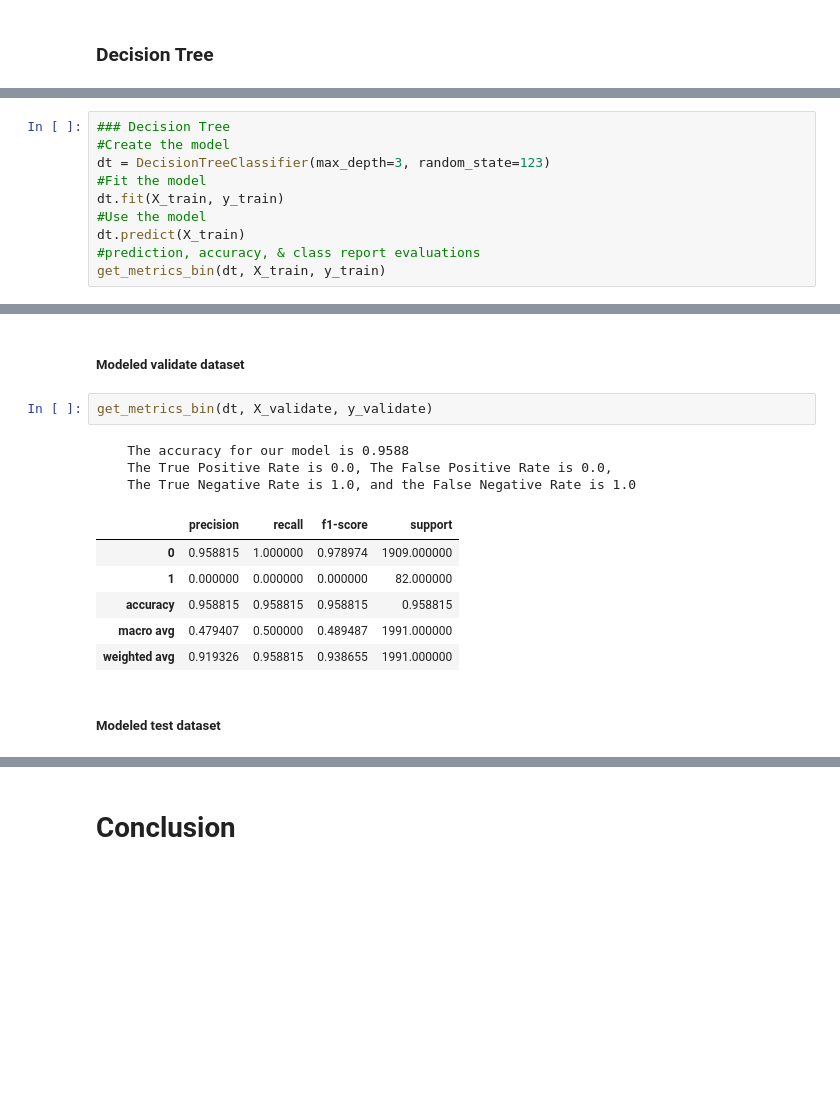
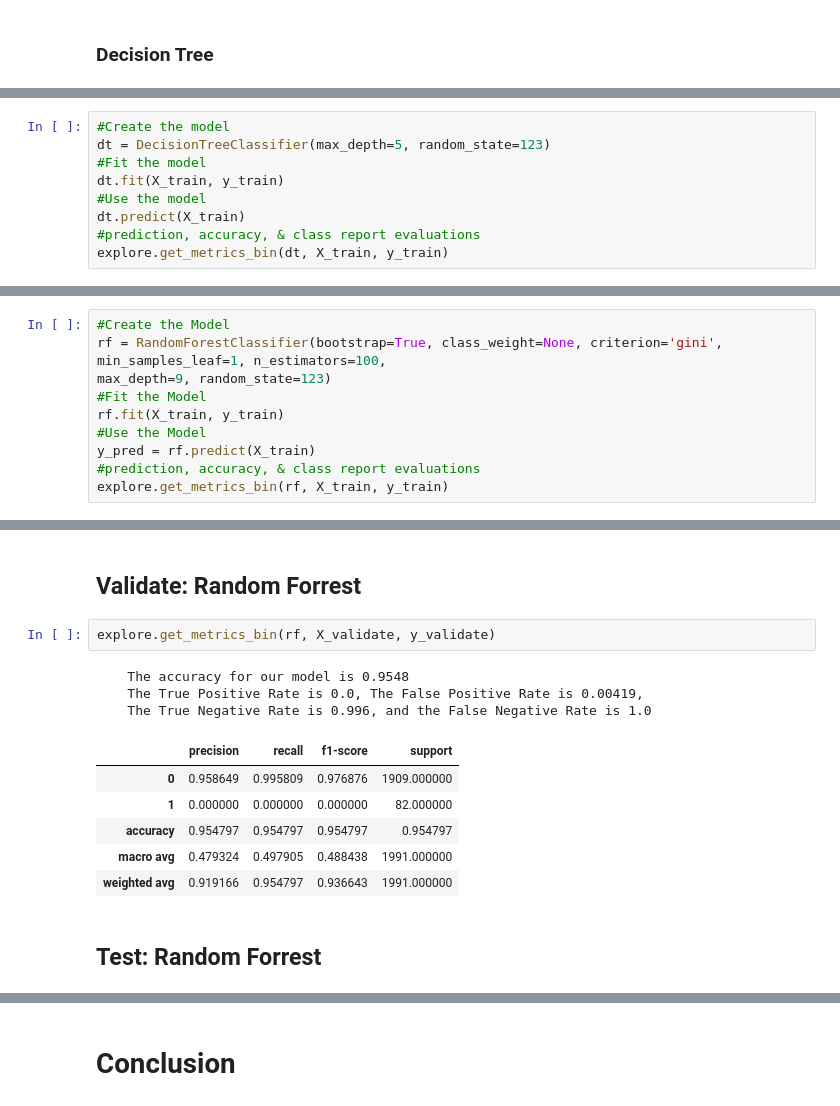
Before and after one commit to hrodjr/texas_motorcycle_accidents, a Jupyter notebook: texas_motorcycle_fatalities_project.ipynb, the cells around one changed output, grey strips where cells are left out. Saved outputs shown, nothing was run; the diff lists cells and outputs as text; blank space fills up the shorter version.

```diff
--- a/texas_motorcycle_fatalities_project.ipynb
+++ b/texas_motorcycle_fatalities_project.ipynb
@@ -380,11 +473,10 @@ Baseline accuracy: 0.96
 # %%
-### Decision Tree
 #Create the model
-dt = DecisionTreeClassifier(max_depth=3, random_state=123)
+dt = DecisionTreeClassifier(max_depth=5, random_state=123)
 #Fit the model
 dt.fit(X_train, y_train)
 #Use the model
 dt.predict(X_train)
 #prediction, accuracy, & class report evaluations
-get_metrics_bin(dt, X_train, y_train)
+explore.get_metrics_bin(dt, X_train, y_train)
 # %% [output]
@@ -399,0 +494,10 @@ get_metrics_bin(dt, X_train, y_train)
+# %%
+#Create the Model
+rf = RandomForestClassifier(bootstrap=True, class_weight=None, criterion='gini', min_samples_leaf=1, n_estimators=100,
+max_depth=9, random_state=123)
+#Fit the Model
+rf.fit(X_train, y_train)
+#Use the Model
+y_pred = rf.predict(X_train)
+#prediction, accuracy, & class report evaluations
+explore.get_metrics_bin(rf, X_train, y_train)
@@ -400,17 +556,17 @@ get_metrics_bin(dt, X_train, y_train)
 # %% [markdown]
-##### Modeled validate dataset
+## Validate: Random Forrest
 # %%
-get_metrics_bin(dt, X_validate, y_validate)
+explore.get_metrics_bin(rf, X_validate, y_validate)
 # %% [output]
-    The accuracy for our model is 0.9588
-    The True Positive Rate is 0.0, The False Positive Rate is 0.0,
-    The True Negative Rate is 1.0, and the False Negative Rate is 1.0
+    The accuracy for our model is 0.9548
+    The True Positive Rate is 0.0, The False Positive Rate is 0.00419,
+    The True Negative Rate is 0.996, and the False Negative Rate is 1.0
 |  | precision | recall | f1-score | support |
-| 0 | 0.958815 | 1.000000 | 0.978974 | 1909.000000 |
+| 0 | 0.958649 | 0.995809 | 0.976876 | 1909.000000 |
 | 1 | 0.000000 | 0.000000 | 0.000000 | 82.000000 |
-| accuracy | 0.958815 | 0.958815 | 0.958815 | 0.958815 |
-| macro avg | 0.479407 | 0.500000 | 0.489487 | 1991.000000 |
-| weighted avg | 0.919326 | 0.958815 | 0.938655 | 1991.000000 |
+| accuracy | 0.954797 | 0.954797 | 0.954797 | 0.954797 |
+| macro avg | 0.479324 | 0.497905 | 0.488438 | 1991.000000 |
+| weighted avg | 0.919166 | 0.954797 | 0.936643 | 1991.000000 |
 # %% [markdown]
-##### Modeled test dataset
+## Test: Random Forrest
 # %%
```
Also changed, not shown: parts of 29 cells of this notebook, 1 other file.
